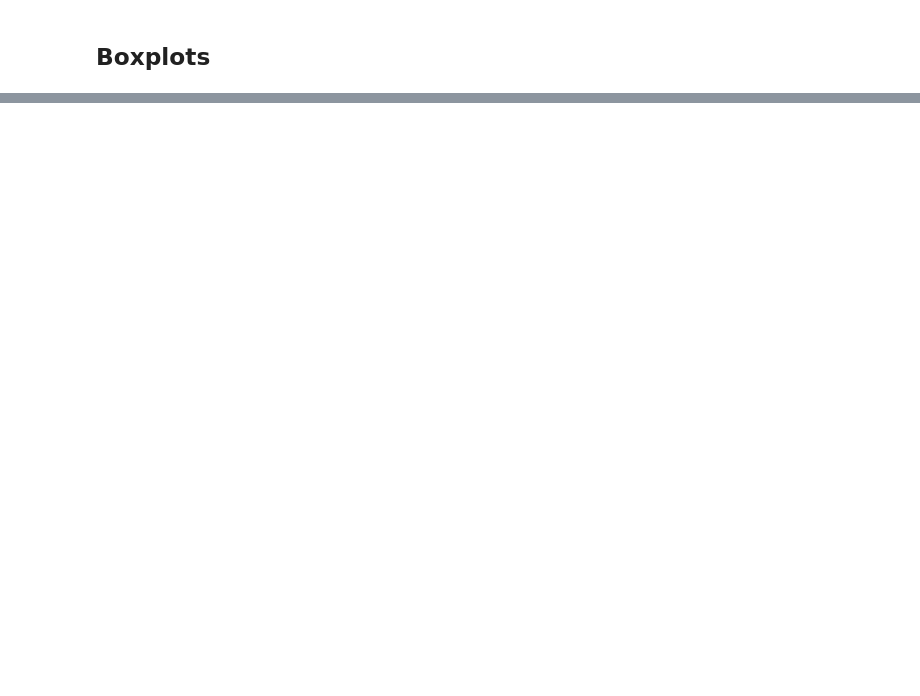
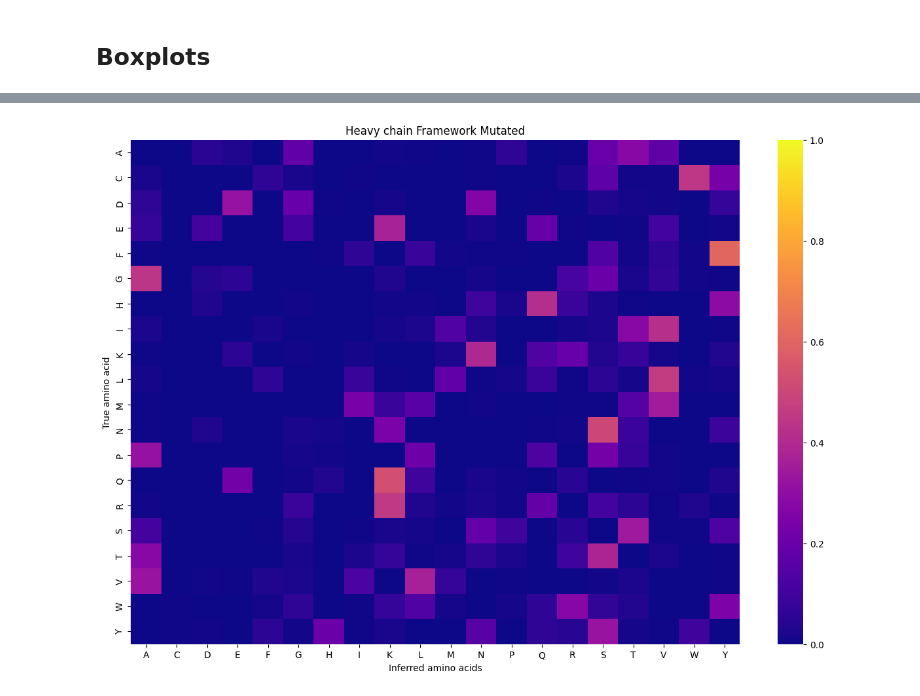
Before and after one commit to Rachel-Punter/AbLM-Metric, a Jupyter notebook: clean_ppi_plots.ipynb, the cells around one changed output, grey strips where cells are left out. Saved outputs shown, nothing was run; the diff lists cells and outputs as text; code cells hidden in the pictures; blank space fills up the shorter version.

```diff
--- a/clean_ppi_plots.ipynb
+++ b/clean_ppi_plots.ipynb
@@ -320,0 +376,18 @@ scores_df[(scores_df["Data Type"] == data_type) & (scores_df["Study"]== study) &
+# %%
+'''Scaling the frquencies of amino acid inferences to be relative to the true amino acid.'''
+
+aa_list = ["A", "R", "N", "D", "C", "E", "Q", "G", "H", "I", "L", "K", "M", "F", "P", "S", "T", "W", "Y", "V"]
+
+for i in aa_list:
+    print(i)
+    sum = 0
+    indx = []
+    for j in range(len(heat_freqs)):
+        if i == heat_freqs["Acc letter"][j]:
+            sum += float(heat_freqs["count"][j])
+            indx.append(j)
+        else: pass
+
+    for pos in indx:
+        pre_scale_val = float(heat_freqs["count"][pos])
+        heat_freqs.loc[pos, "count"] = round(pre_scale_val/sum, 3)
@@ -321,3 +415,28 @@ scores_df[(scores_df["Data Type"] == data_type) & (scores_df["Study"]== study) &
+# %%
+'''Makes the heat_freqs dataframe have a total of 400 rows by giving all true/inferred amino acid pairs a score of 0 if it is not already in the dataframe.'''
+
+for i in aa_list:
+    for j in aa_list:
+        if len(heat_freqs[(heat_freqs["Acc letter"] == i) & (heat_freqs["Inf letter"] == j)]) == 0:
+           heat_freqs.loc[len(heat_freqs)+1]=[i, j, 0.0000]
+        else: pass
+
+# len(heat_freqs)
+# %%
+import seaborn as sns
+import matplotlib.pyplot as plt
+from matplotlib import colormaps
+'''Nice colors for the heatmap are magma, inferno, RdPu, and plasma.'''
+
+df = sns.load_dataset("tips")
+heatmap_data = heat_freqs.pivot_table(index="Acc letter", columns="Inf letter", values="count")
+fig, ax = plt.subplots(figsize=(15, 10))
+sns.heatmap(heatmap_data, annot=False, vmin = 0, vmax= 1, fmt = ".3f", ax = ax,
+            cmap="plasma").set(xlabel = "Inferred amino acids", ylabel = "True amino acid")
+plt.title(title)
+plt.show()
+# %% [output]
+[figure, added]
 # %%
 import statsmodels.api as sm
 from statsmodels.formula.api import ols
```
Also changed, not shown: parts of 21 cells of this notebook.
